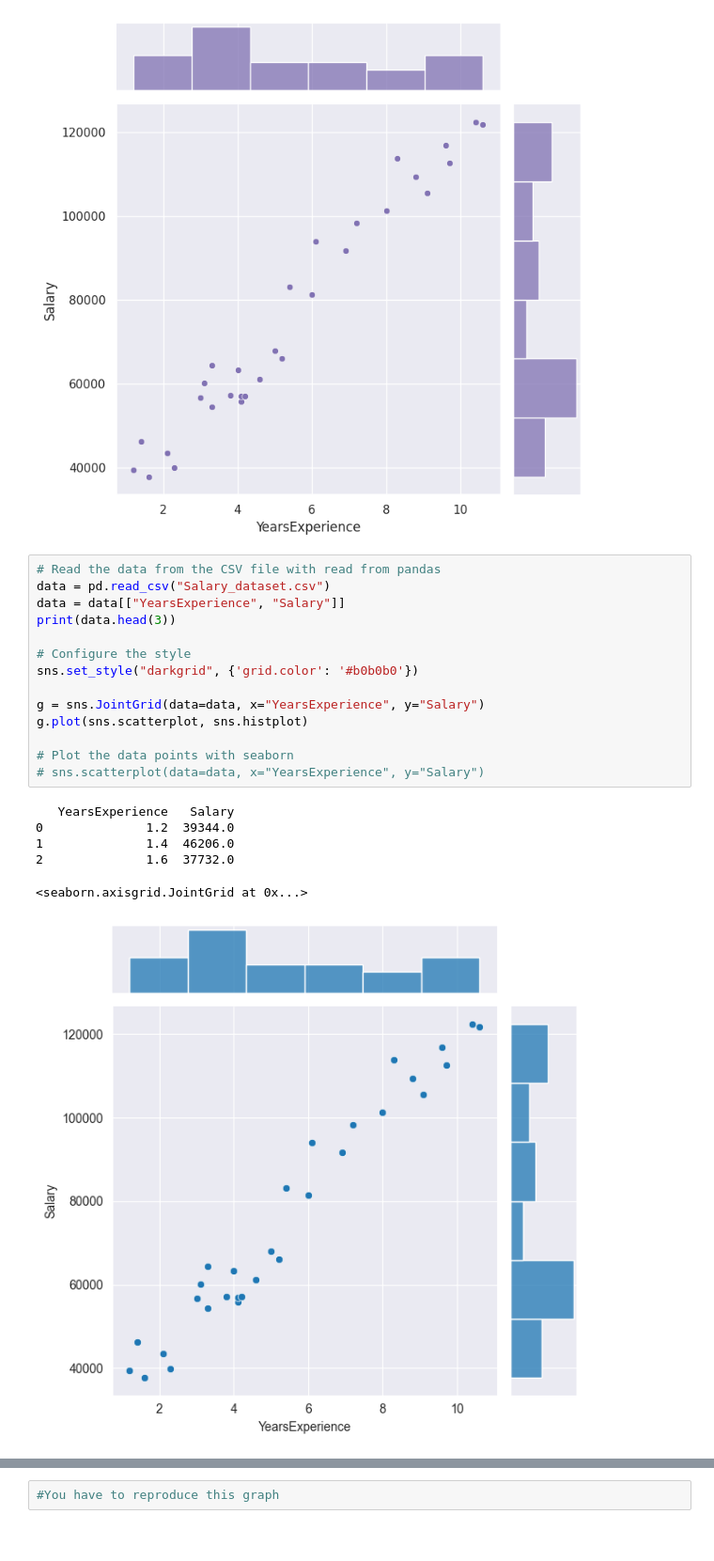
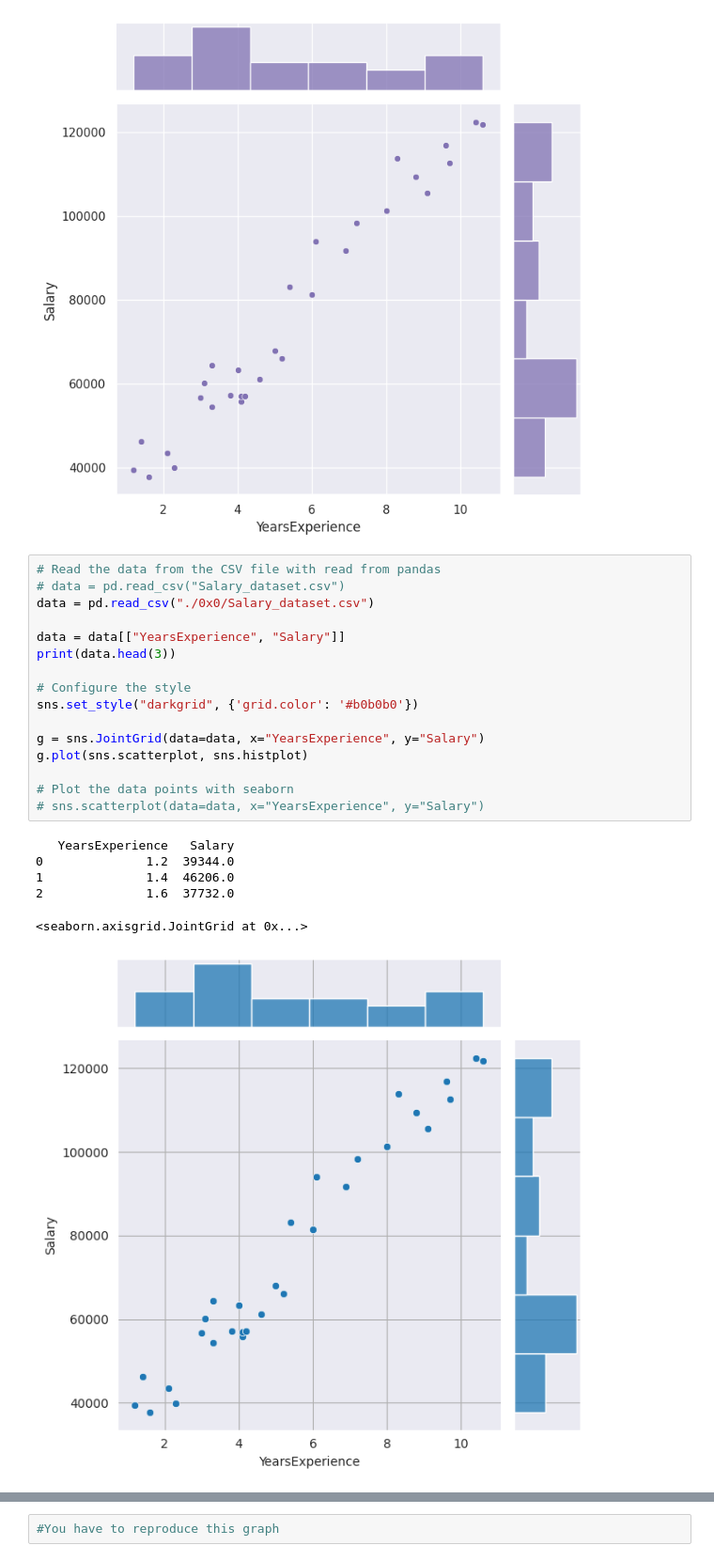
Before and after one commit to znichola/ai-42bootcamp, a Jupyter notebook: 0x0/Beginner00.ipynb, the cells around one changed output, grey strips where cells are left out. Shown at 94% size. Saved outputs shown, nothing was run; the diff lists cells and outputs as text.

```diff
--- a/0x0/Beginner00.ipynb
+++ b/0x0/Beginner00.ipynb
@@ -8,25 +8,27 @@ import seaborn as sns
 [figure]
 # %%
 # Read the data from the CSV file with read from pandas
-data = pd.read_csv("Salary_dataset.csv")
+# data = pd.read_csv("Salary_dataset.csv")
+data = pd.read_csv("./0x0/Salary_dataset.csv")
+
 data = data[["YearsExperience", "Salary"]]
 print(data.head(3))
 
 # Configure the style
 sns.set_style("darkgrid", {'grid.color': '#b0b0b0'})
 
 g = sns.JointGrid(data=data, x="YearsExperience", y="Salary")
 g.plot(sns.scatterplot, sns.histplot)
 
 # Plot the data points with seaborn
 # sns.scatterplot(data=data, x="YearsExperience", y="Salary")
 # %% [output]
    YearsExperience   Salary
 0              1.2  39344.0
 1              1.4  46206.0
 2              1.6  37732.0
 <seaborn.axisgrid.JointGrid at 0x...>
-[figure, old version]
+[figure, new version]
 # %%
 # We're going to use this library and find out how it works on the Internet
 from sklearn.linear_model import LinearRegression
```
Also changed, not shown: parts of 3 cells of this notebook.
